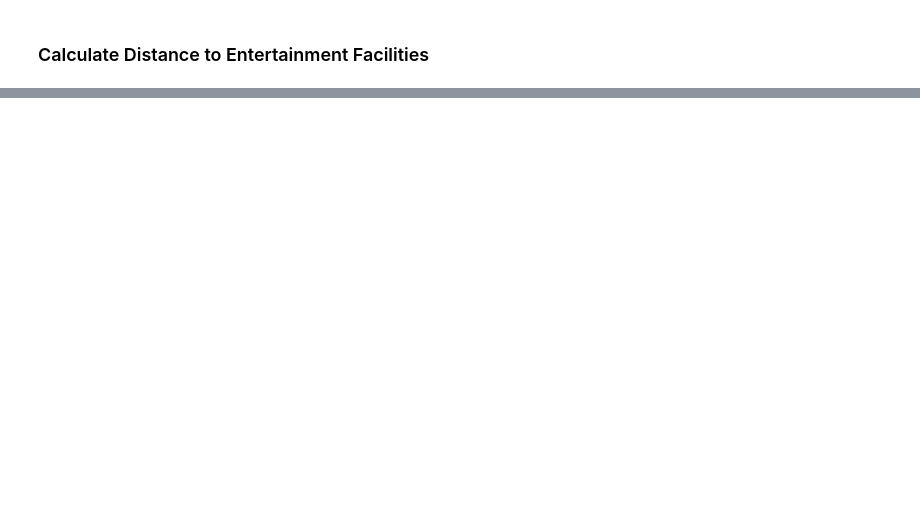
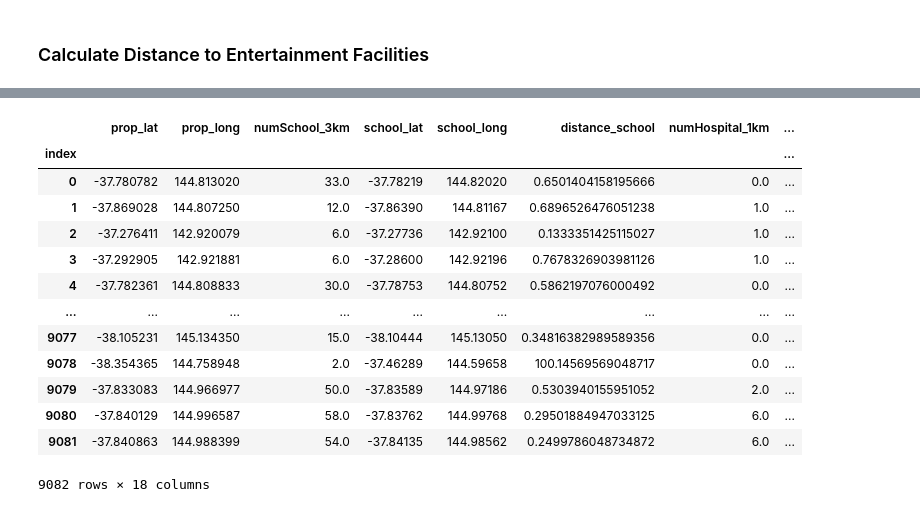
Before and after one commit to MAST30034-Applied-Data-Science/generic-real-estate-consulting-project-group-26, a Jupyter notebook: notebooks/Calculate Straight Distances.ipynb, the cells around one changed output, grey strips where cells are left out. Saved outputs shown, nothing was run; the diff lists cells and outputs as text; code cells hidden in the pictures; blank space fills up the shorter version.

Commit message:
update Calculate distance using API
completed calculating distance from each property to its nearest school

```diff
--- a/notebooks/Calculate Straight Distances.ipynb
+++ b/notebooks/Calculate Straight Distances.ipynb
@@ -201,5 +203,5 @@ distanceStation = distanceStation.rename(columns = {'count':'numStation_1km',
 # %%
-distanceStation = distanceStation[['index', 'numStation_1km', 'station_lat', 'station_long']]
+distanceStation = distanceStation[['index', 'numStation_1km', 'station_lat', 'station_long', 'distance_station']]
 # %%
 # Combine the distance to each property
 properties = pd.merge(properties, distanceStation, how='inner', on='index')
@@ -242,7 +244,7 @@ nearestFacility = facility_distance \
 nearestFacilityCoord = facility_distance \
             .join(nearestFacility, 'index', 'inner') \
             .filter(F.col("distance") == F.col("min(distance)")) \
-            .select('index','Latitude', 'Longitude') \
+            .select('index','Latitude', 'Longitude', 'distance') \
             .orderBy('index') \
             .toPandas()
 # %% [output]
@@ -256,9 +258,10 @@ distanceFacility = pd.merge(facility_count, nearestFacilityCoord, how='inner', o
 # %%
 distanceFacility = distanceFacility.rename(columns = {'count':'numFacility_3km',
                                                       'Latitude': 'facility_lat',
-                                                      'Longitude':'facility_long'})
+                                                      'Longitude':'facility_long',
+                                                      'distance': 'distance_facility'})
 # %%
-distanceFacility = distanceFacility[['index', 'numFacility_3km', 'facility_lat', 'facility_long']]
+distanceFacility = distanceFacility[['index', 'numFacility_3km', 'facility_lat', 'facility_long', 'distance_facility']]
 # %%
 # Combine the distance to each property
 properties = pd.merge(properties, distanceFacility, how='inner', on='index')
@@ -268,3 +269,22 @@ properties = pd.merge(properties, distanceFacility, how='inner', on='index')
 properties = properties.drop_duplicates(subset = 'index').set_index('index')
 # %%
 properties.to_csv('../data/curated/distance_to_property.csv', index = False)
+# %%
+# Here is the result dataframe, it contains each property's index and its location
+# also the number of different buildings near them, as well as the distance to nearest buildings
+properties
+# %% [output]
+|  | prop_lat | prop_long | numSchool_3km | school_lat | school_long | distance_school | numHospital_1km | ... |
+| index |  |  |  |  |  |  |  | ... |
+| 0 | -37.780782 | 144.813020 | 33.0 | -37.78219 | 144.82020 | 0.6501404158195666 | 0.0 | ... |
+| 1 | -37.869028 | 144.807250 | 12.0 | -37.86390 | 144.81167 | 0.6896526476051238 | 1.0 | ... |
+| 2 | -37.276411 | 142.920079 | 6.0 | -37.27736 | 142.92100 | 0.1333351425115027 | 1.0 | ... |
+| 3 | -37.292905 | 142.921881 | 6.0 | -37.28600 | 142.92196 | 0.7678326903981126 | 1.0 | ... |
+| 4 | -37.782361 | 144.808833 | 30.0 | -37.78753 | 144.80752 | 0.5862197076000492 | 0.0 | ... |
+| ... | ... | ... | ... | ... | ... | ... | ... | ... |
+| 9077 | -38.105231 | 145.134350 | 15.0 | -38.10444 | 145.13050 | 0.34816382989589356 | 0.0 | ... |
+| 9078 | -38.354365 | 144.758948 | 2.0 | -37.46289 | 144.59658 | 100.14569569048717 | 0.0 | ... |
+| 9079 | -37.833083 | 144.966977 | 50.0 | -37.83589 | 144.97186 | 0.5303940155951052 | 2.0 | ... |
+| 9080 | -37.840129 | 144.996587 | 58.0 | -37.83762 | 144.99768 | 0.29501884947033125 | 6.0 | ... |
+| 9081 | -37.840863 | 144.988399 | 54.0 | -37.84135 | 144.98562 | 0.2499786048734872 | 6.0 | ... |
+9082 rows × 18 columns
```
Also changed, not shown: parts of 15 cells of this notebook, 3 other files.
